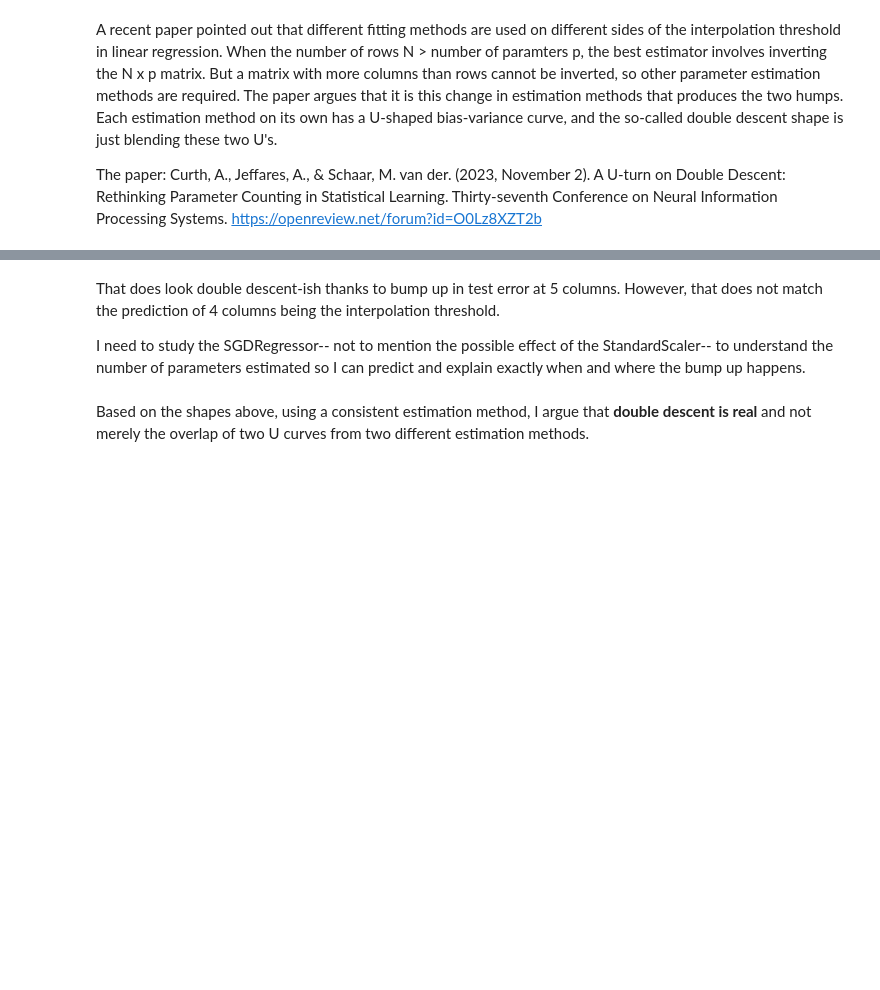
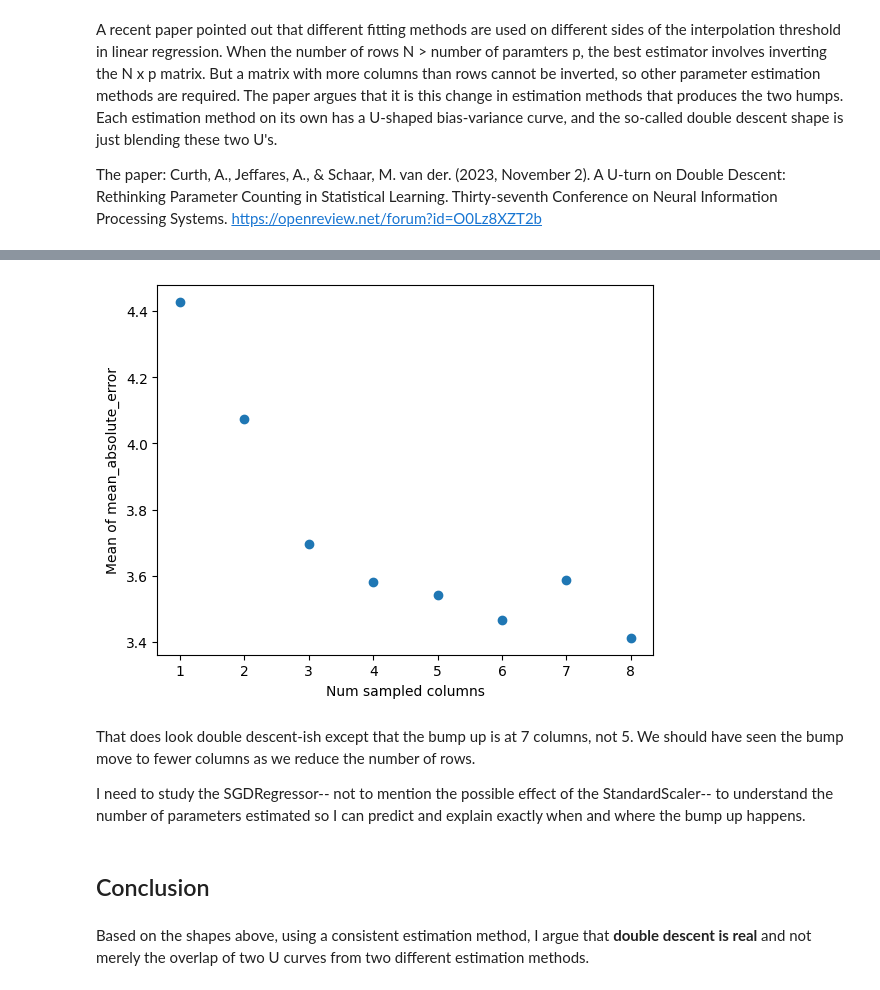
Before and after one commit to jeanimal/double_descent_dar, a Jupyter notebook: double_descent_mtcars_reg.ipynb, the cells around one changed output, grey strips where cells are left out. Cells and saved outputs as stored; diff of their text form; code cells hidden in the pictures; blank space fills up the shorter version.

```diff
--- a/double_descent_mtcars_reg.ipynb
+++ b/double_descent_mtcars_reg.ipynb
@@ -348,30 +351,33 @@ Let me squeeze harder by lowering the number of rows even more.  10 Rows means f
 # %%
 # Lower rows to see if we get double descent.
-num_sampled_rows = 10
+num_train_rows = 5
+def sample_by_num_cols(num_sampled_columns_local):
+    return sample_eval.sample_and_calc_metric_by_rows_and_cols(X, y, num_train_rows=num_train_rows, num_columns=num_sampled_columns_local, model=model, metric_func=my_metric, replace=False, random_state=random_state)['test']
 # %%
-def sample_by_num_cols(num_sampled_columns_local):
-    return sample_eval.sample_and_calc_metric(X, y, num_sampled_rows, num_sampled_columns_local, train_proportion, model, my_metric, replace=False, random_state=random_state)['test']
-num_samples = 300
-train_proportion = 0.5
+num_samples = 500
 metric_all_samples = []
 # This example won't converge because we have such a small data sst
 # so we catch the warning and ignore it here.
 with warnings.catch_warnings():
     warnings.filterwarnings("ignore", category=ConvergenceWarning, module="sklearn")
     for num_sampled_columns in range(1, X.shape[1]-1):
         metric_all_samples.append((num_sampled_columns, [sample_by_num_cols(num_sampled_columns) for _ in range(num_samples)]))
 metric_means = [(col_val_tuple[0], np.mean(col_val_tuple[1])) for col_val_tuple in metric_all_samples]
 res = list(zip(*metric_means))
 num_cols = res[0]
 means = res[1]
 plt.scatter(num_cols, means)
 plt.xlabel("Num sampled columns")
 plt.ylabel("Mean of " + my_metric.__name__)
 plt.show()
+# %% [output]
+[figure, added]
 # %% [markdown]
-That does look double descent-ish thanks to bump up in test error at 5 columns.  However, that does not match the prediction of 4 columns being the interpolation threshold.
+That does look double descent-ish except that the bump up is at 7 columns, not 5.  We should have seen the bump move to fewer columns as we reduce the number of rows.
 
 I need to study the SGDRegressor-- not to mention the possible effect of the StandardScaler-- to understand the number of parameters estimated so I can predict and explain exactly when and where the bump up happens.
+# %% [markdown]
+## Conclusion
 # %% [markdown]
 Based on the shapes above, using a consistent estimation method, I argue that **double descent is real** and not merely the overlap of two U curves from two different estimation methods.
 # %% [markdown]
```
Also changed, not shown: parts of 25 cells of this notebook.
